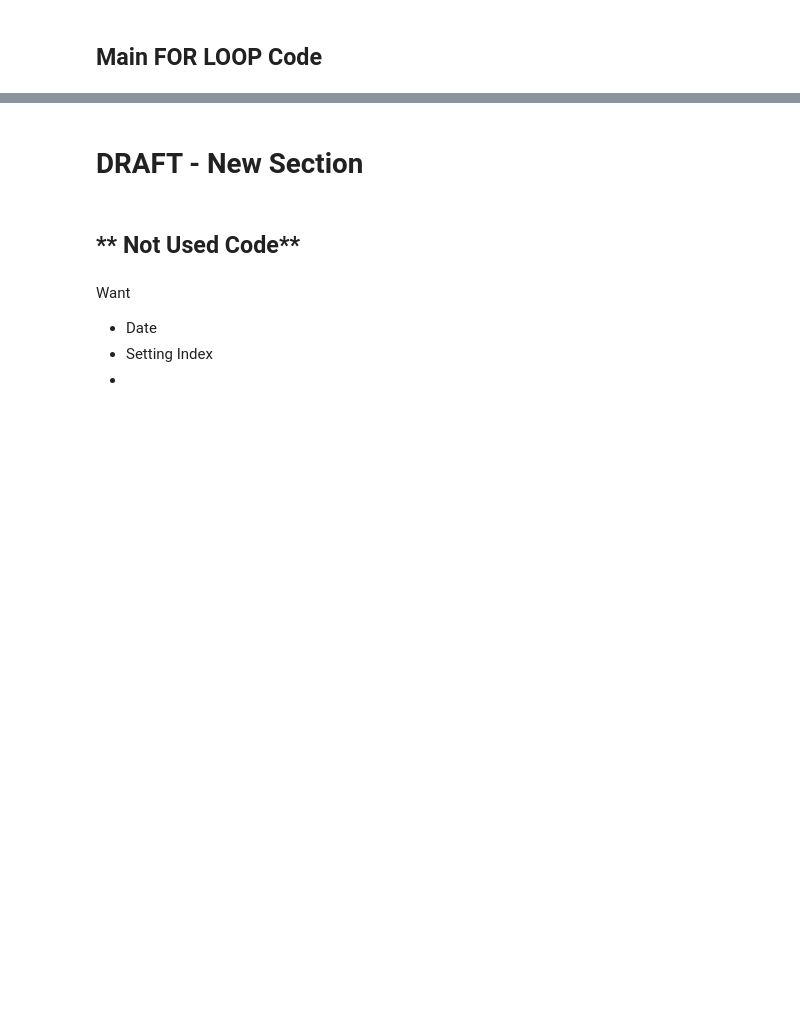
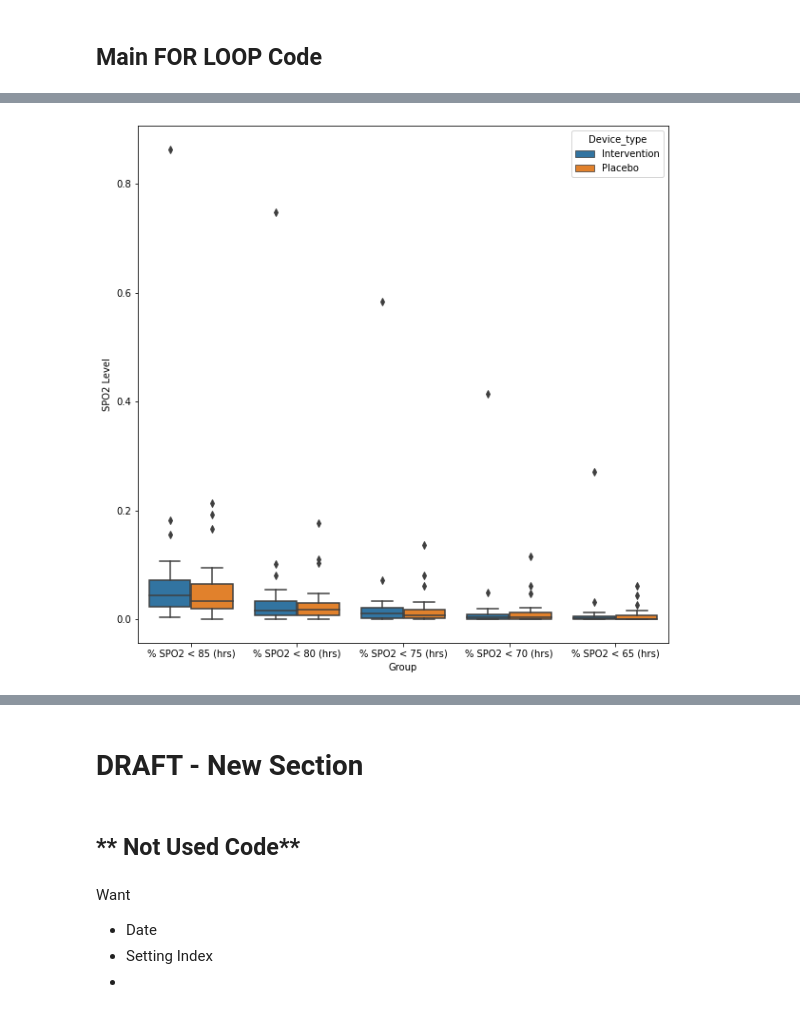
Before and after one commit to ratulbempu/ApneBoot-Clinical-Data-Analysis, a Jupyter notebook: 230301 - AB Clinical Data Analysis.ipynb, the cells around one changed output, grey strips where cells are left out. Saved outputs shown, nothing was run; the diff lists cells and outputs as text; code cells hidden in the pictures; blank space fills up the shorter version.

Commit message:
boxplot and pvalue working

```diff
--- a/230301 - AB Clinical Data Analysis.ipynb
+++ b/230301 - AB Clinical Data Analysis.ipynb
@@ -1808,7 +1910,7 @@ time: 11.8 s (started: 2023-03-14 13:49:40 +00:00)
 startpath = "/content/drive/MyDrive/Improve World Health/BEMPU Quality Management System Folder (Created by RN 211005)/3 - Product Specific Documents (TCF, etc)/BHPL-DHF – Design and Development/3)DHF-APNEBOOT_Rev 00/4. Design Verification _ Validation/DHF-01-28 - Design Validation Report/Product Validation/Clinical Validation/RCT ApneBoot/"
 lookup_fn = "230310 AB RCT - Data Collection Summary RNv1 - Data Analysis Summary_Ratul.csv"
 clinical_fn = "Overall Clinical Summary - Detailed.xlsx"
-
+# createClinicalSummaryTable()
 os.chdir(startpath)
 df_lookup = pd.read_csv(lookup_fn)
 os.chdir(analysis_path)
@@ -1843,16 +1945,17 @@ columns_to_keep = [
 "SPO2 - Std",
 "HR - Avg",
 "HR - Std",
-"Time SPO2 < 85 (hrs)",
-"Time SPO2 < 80 (hrs)",
-"Time SPO2 < 75 (hrs)",
-"Time SPO2 < 70 (hrs)",
-"Time SPO2 < 65 (hrs)",
 "model",
 # "data date-time",
 ]
 
+columns_to_keep = columns_to_keep + spo2_col_time_name_list + hr_col_time_name_list + spo2_col_percent_name_list + hr_col_precent_name_list
+print (columns_to_keep)
 df_match = df_match [columns_to_keep]
+for col in spo2_col_name_list:
+    df_match ['% ' + col] = df_match[col] / df_match ["Time with valid vital and status readings (hrs)"]
 display (df_match)
+
+
 df_match.to_excel ("4 - Matched Table Summary.xlsx")
 # %% [output]
@@ -1860,0 +1985,73 @@ time: 263 ms (started: 2023-03-14 13:22:35 +00:00)
+# %%
+%matplotlib inline
+
+import numpy as np
+import matplotlib.pyplot as plt
+import statsmodels.api as sm
+import seaborn as sns
+from scipy.stats import ttest_ind
+
+plot_opts = {
+    "cutoff_val": 5,
+    "cutoff_type": "abs",
+    "label_fontsize": "small",
+    "label_rotation": 30,
+}
+# display (df_match)
+df_melt = df_match.melt (id_vars = ['Device_type'],value_vars= spo2_col_percent_name_list, var_name = 'Group', value_name = 'SPO2 Level')
+# display (df_melt)
+# fig = plt.figure(10,10)
+# ax = fig.add_subplot(111)
+fig, ax = plt.subplots(figsize=(10, 10))
+sns.boxplot(data=df_melt, x = 'Group', y = 'SPO2 Level', hue = 'Device_type', ax=ax)
+
+
+for col in spo2_col_percent_name_list:
+    df = df_match
+    placebo = df[df['Device_type']=='Placebo']
+    intervention = df[df['Device_type']=='Intervention']
+    print ("col: " + col)
+    print(ttest_ind(placebo[col], intervention[col]))
+
+#perform independent two sample t-test
+
+# sns.stripplot(data=df_melt, x = 'Group', y = 'SPO2 Level', hue = 'Device_type', color = 'red')
+# sns.stripplot(data=df_match, y = 'Time SPO2 < 85(hrs)', x = 'Device_type', color = 'red')
+
+
+
+
+# df_beanplot = pd.DataFrame ()
+# df_beanplot ['Baby of'] = df_match['Baby of']
+# # df_beanplot['Intervention'] = df_match ['Time SPO2 < 85(hrs)'][df_match['Device_type'] == 'Intervention']
+# df_beanplot['Intervention'] = df_match ['Time SPO2 < 85(hrs)'].where(df_match['Device_type'] == 'Intervention')
+# df_beanplot['Placebo'] = df_match ['Time SPO2 < 85(hrs)'].where(df_match['Device_type'] == 'Placebo')
+# # plt.boxplot(df_match['Time SPO2 < 85(hrs)'])
+# # display (df_beanplot)
+# df_intervention = pd.DataFrame ()
+# df_intervention['Intervention'] = df_beanplot['Intervention']
+# # df_intervention['Intervention'] = df_beanplot['Intervention'].dropna();
+# # df_intervention = df_intervention.dropna ()
+# # df_placebo = pd.DataFrame ()
+# # df_intervention['Intervention'] = df_beanplot['Intervention']
+# # df_intervention = df_intervention.dropna ()
+# # sns.boxplot(data=df_match, y = 'Time SPO2 < 85(hrs)', x = 'Device_type')
+# # sns.stripplot(data=df_match, y = 'Time SPO2 < 85(hrs)', x = 'Device_type', color = 'red')
+# display (df_match)
+# df_stack = df_match.stack()
+# display (df_stack)
+# # sns.boxplot(data=df_match, y = 'Time SPO2 < 85(hrs)', x = 'Device_type')
+
+# # df_intervention = df_intervention [df_intervention['Intervention'].]
+# # display (df_intervention)
+# # plt.boxplot(df_intervention['Intervention'])
+
+# # plt.show()
+# # display (df_beanplot)
+# # data = sm.load_pandas()
+# # data = sm.load()
+
+# # sm.graphics.beanplot (df_beanplot., ax=ax, labels = ['Intervention', 'Placebo'], plot_opts=plot_opts)
+
+# # sm.graphics.beanplot(age, ax=ax, labels=labels, plot_opts=plot_opts)
+# %% [output]
@@ -1860,0 +2068 @@ time: 263 ms (started: 2023-03-14 13:22:35 +00:00)
+[figure, added]
```
Also changed, not shown: parts of 42 cells of this notebook.
